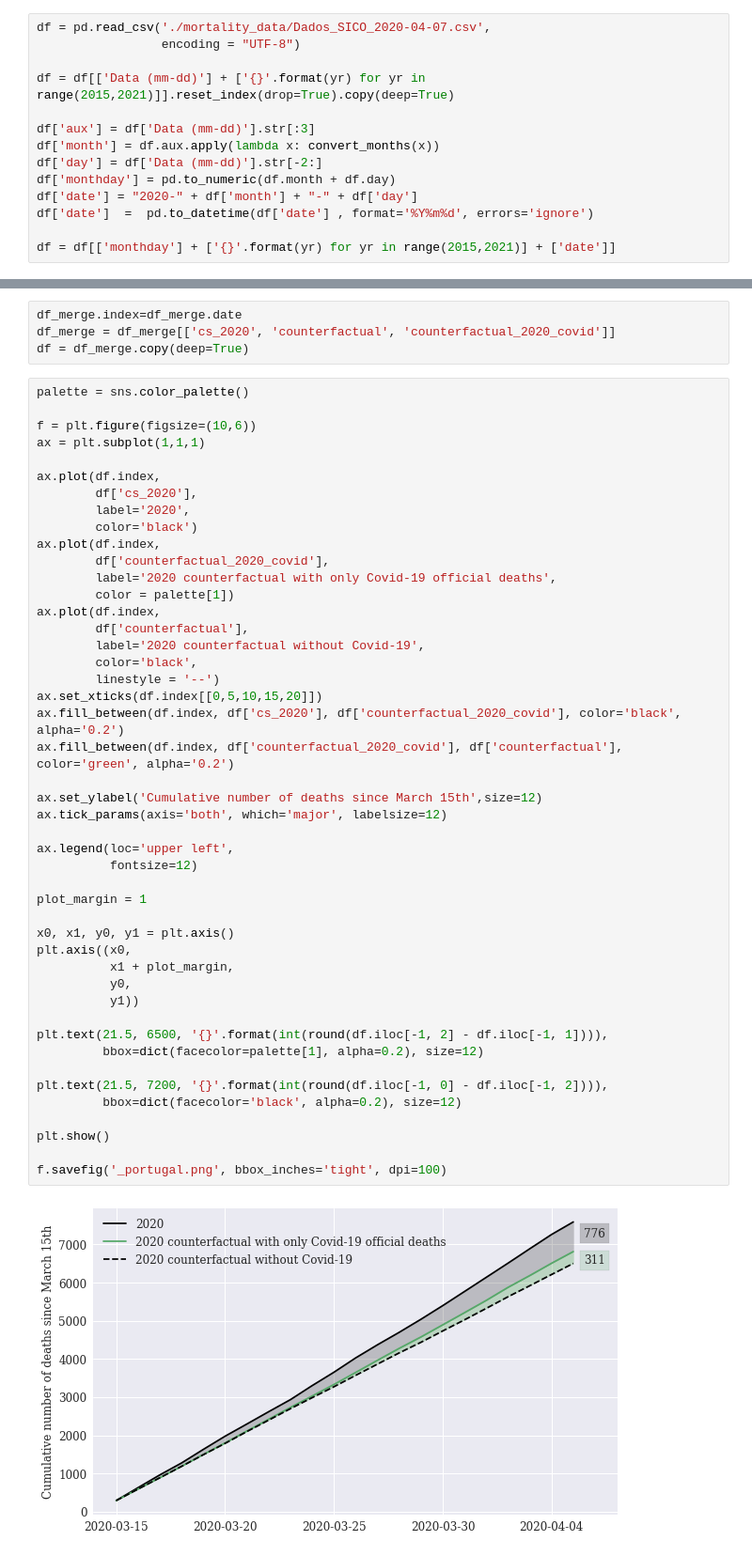
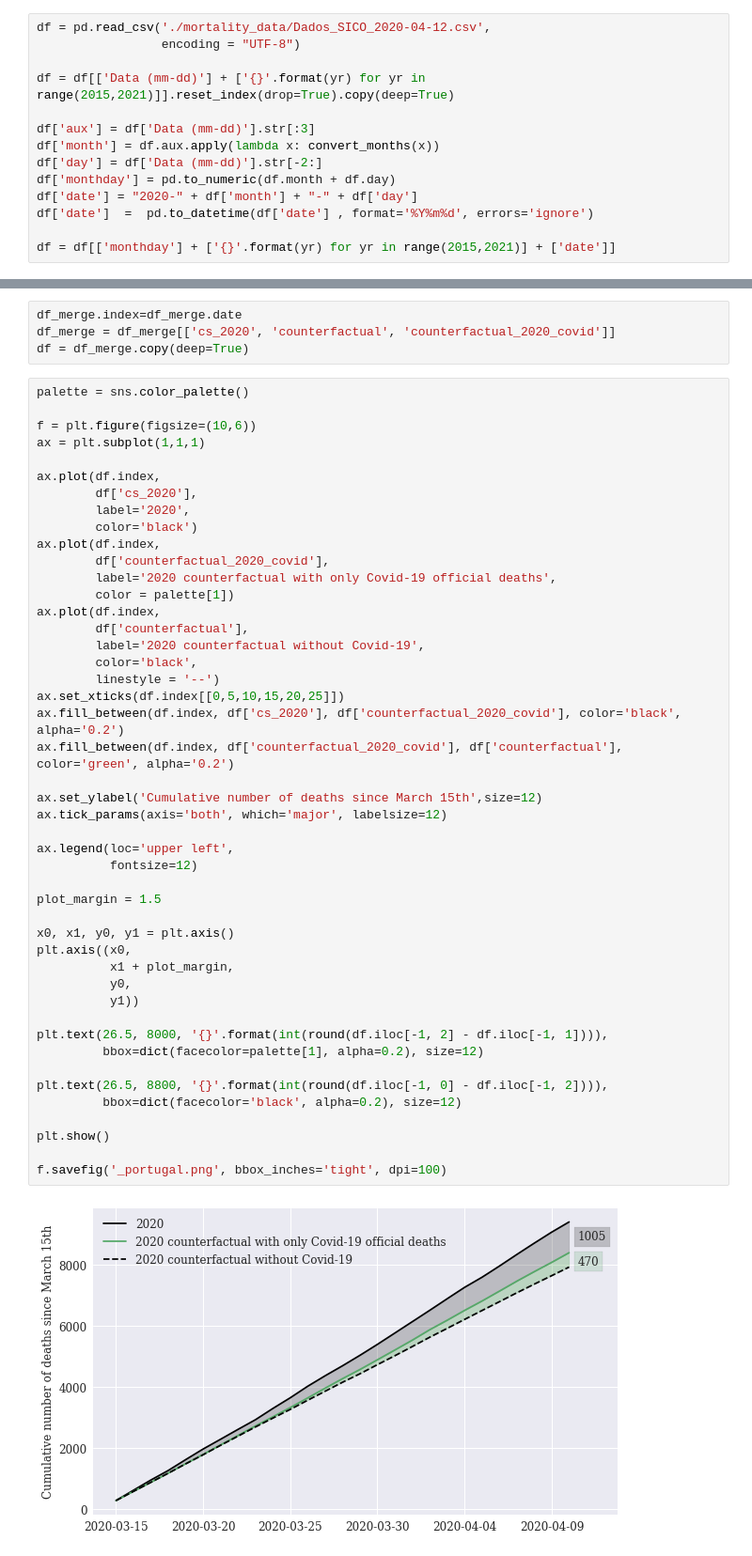
Before and after one commit to sebastianhohmann/covid19_total_death, a Jupyter notebook: portugal/PT_counterfactual.ipynb, the cells around one changed output, grey strips where cells are left out. Shown at 94% size. Saved outputs shown, nothing was run; the diff lists cells and outputs as text.

```diff
--- a/portugal/PT_counterfactual.ipynb
+++ b/portugal/PT_counterfactual.ipynb
@@ -34,7 +34,7 @@ def convert_months(month):
 
     return months[month]
 # %%
-df = pd.read_csv('./mortality_data/Dados_SICO_2020-04-07.csv',
+df = pd.read_csv('./mortality_data/Dados_SICO_2020-04-12.csv',
                  encoding = "UTF-8")
 
 df = df[['Data (mm-dd)'] + ['{}'.format(yr) for yr in range(2015,2021)]].reset_index(drop=True).copy(deep=True)
@@ -141,38 +125,38 @@ ax.plot(df.index,
         color = palette[1])
 ax.plot(df.index,
         df['counterfactual'],
         label='2020 counterfactual without Covid-19',
         color='black',
         linestyle = '--')
-ax.set_xticks(df.index[[0,5,10,15,20]])
+ax.set_xticks(df.index[[0,5,10,15,20,25]])
 ax.fill_between(df.index, df['cs_2020'], df['counterfactual_2020_covid'], color='black', alpha='0.2')
 ax.fill_between(df.index, df['counterfactual_2020_covid'], df['counterfactual'], color='green', alpha='0.2')
 
 ax.set_ylabel('Cumulative number of deaths since March 15th',size=12)
 ax.tick_params(axis='both', which='major', labelsize=12)
 
 ax.legend(loc='upper left',
           fontsize=12)
 
-plot_margin = 1
+plot_margin = 1.5
 
 x0, x1, y0, y1 = plt.axis()
 plt.axis((x0,
           x1 + plot_margin,
           y0,
           y1))
 
-plt.text(21.5, 6500, '{}'.format(int(round(df.iloc[-1, 2] - df.iloc[-1, 1]))),
+plt.text(26.5, 8000, '{}'.format(int(round(df.iloc[-1, 2] - df.iloc[-1, 1]))),
          bbox=dict(facecolor=palette[1], alpha=0.2), size=12)
 
-plt.text(21.5, 7200, '{}'.format(int(round(df.iloc[-1, 0] - df.iloc[-1, 2]))),
+plt.text(26.5, 8800, '{}'.format(int(round(df.iloc[-1, 0] - df.iloc[-1, 2]))),
          bbox=dict(facecolor='black', alpha=0.2), size=12)
 
 plt.show()
 
 f.savefig('_portugal.png', bbox_inches='tight', dpi=100)
 # %% [output]
-[figure, old version]
+[figure, new version]
 # %%
 print('Official covid-deaths: {} = green - dashed black'.format(round(df.iloc[-1, 2] - df.iloc[-1, 1])))
 print('Excess deaths: {} = solid black - dashed black'.format(round(df.iloc[-1, 0] - df.iloc[-1, 1])))
```
Also changed, not shown: parts of 2 cells of this notebook, 3 other files.
